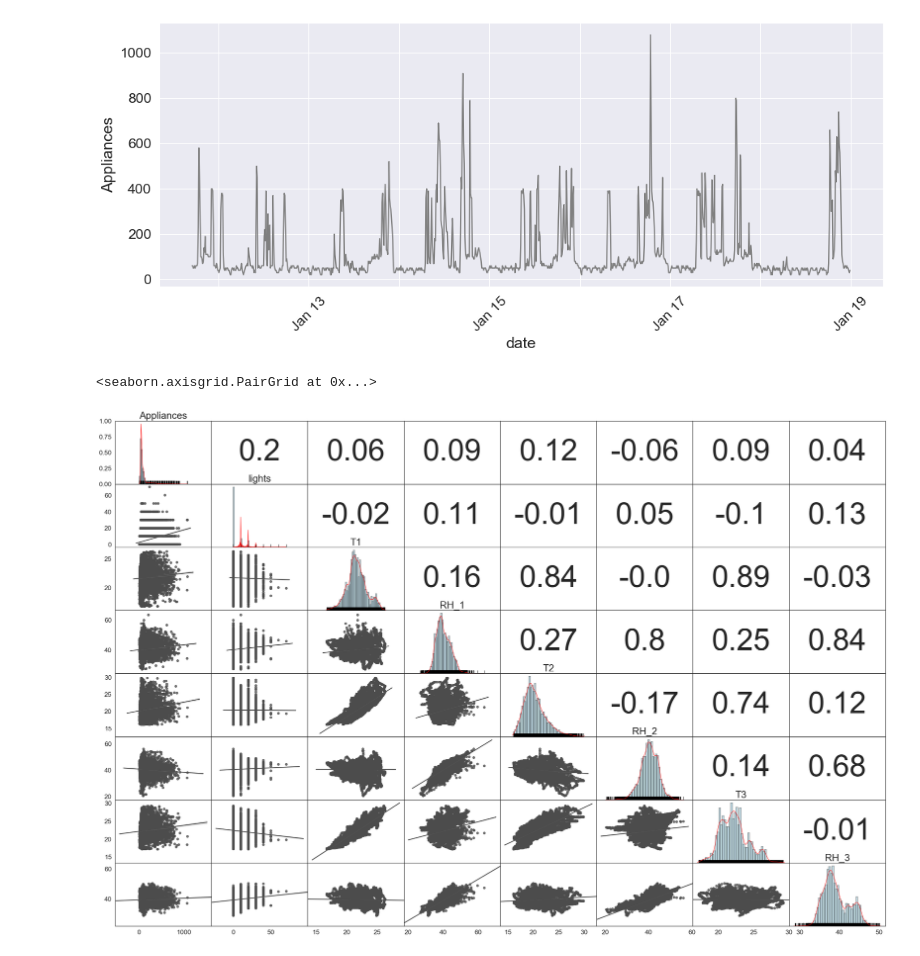
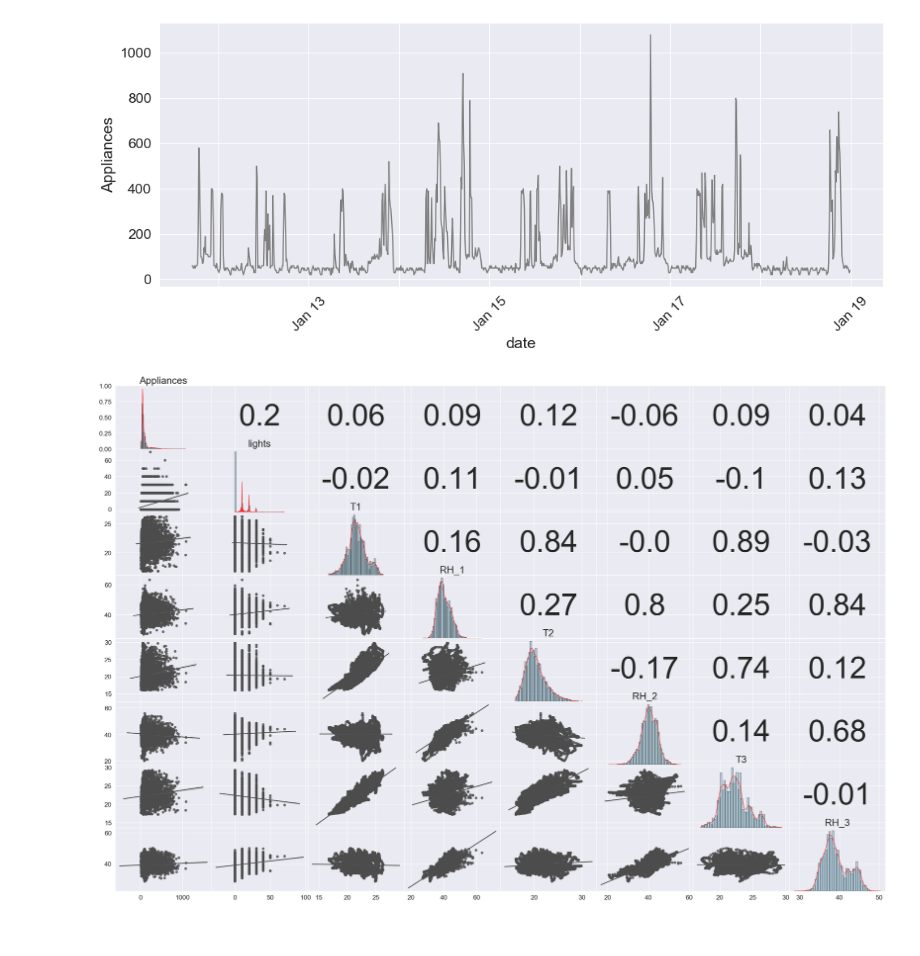
Before and after one commit to BinaryPogs/COMP257Portfolio, a Jupyter notebook: Portfolio 2 2nd Draft.ipynb, the cells around one changed output. Drawn from its saved outputs; the diff is of its cells as text; code cells hidden in the pictures.

```diff
--- a/Portfolio 2 2nd Draft.ipynb
+++ b/Portfolio 2 2nd Draft.ipynb
@@ -114,37 +114,59 @@ None
 # %% [output]
 [figure]
 # %%
-sns.set(rc={'figure.figsize':(12,8.2)},style='white', font_scale=1.6)
+sns.set_context(rc={"axes.labelsize":22})
+#sns.set(rc={'figure.figsize':(12,8.2)},style='white', font_scale=1.6)
 var = df[['Appliances', 'lights','T1','RH_1','T2','RH_2','T3','RH_3']]
+g = sns.PairGrid(var, aspect=1.5, diag_sharey=False, despine=False)
+
+#Create the correlation text boxes
 def corr(*args, **kwargs):
     corr_r = args[0].corr(args[1], 'pearson')
     corr_text = round(corr_r, 2)
     ax = plt.gca()
     ax.annotate(corr_text, [.5, .5,],  xycoords="axes fraction",
                 ha='center', va='center', fontsize=80)
 
 
-g = sns.PairGrid(var, aspect=1.5, diag_sharey=False, despine=False)
-g.map_diag(sns.distplot, color='skyblue',
-           kde_kws={'color': 'red', 'cut': 0.7, 'lw': 1},
-           hist_kws={'histtype': 'bar', 'lw': 2,
-                     'edgecolor': 'k', 'facecolor':'skyblue'})
-g.map_diag(sns.rugplot, color='black')
-g.map_lower(sns.regplot, color='.3')
-g.map_upper(corr)
+#Create and plot the diagonal distplots
+def createDiag(*args):
+    args[0].map_diag(sns.distplot, color='skyblue',
+               kde_kws={'color': 'red', 'cut': 0.7, 'lw': 1},
+               hist_kws={'histtype': 'bar', 'lw': 2,
+                         'edgecolor': 'k', 'facecolor':'skyblue'})
+#Create and plot the lower regplots
+def plotLower(*args):
+    args[0].map_lower(sns.regplot, data=var,color='.3')
+
+#Plot the correlation text boxes in the top right side
+def plotUpper(*args):
+    args[0].map_upper(corr)
+
+#remove axis labels
+def removeLabels(*args):
+    for ax in args[0].axes.flatten():
+        ax.set_ylabel('')
+        ax.set_xlabel('')
+
+#Add titles to the diagonal axes/subplots
+def labelDiag(*args):
+    for ax, col in zip(np.diag(args[0].axes), args[1].columns):
+        ax.set_title(col, y=0.82, fontsize=26)
+
+def createPairPlot():
+    plotLower(g)
+    plotUpper(g)
+    createDiag(g)
+    labelDiag(g,var)
+    removeLabels(g)
+    g.fig.subplots_adjust(wspace=0,hspace=0)
+#g.map_lower(sns.regplot, color='.3')
+
 #g.map_upper(corrfunc)
-g.fig.subplots_adjust(wspace=0, hspace=0)
-#Add titles to the diagonal axes/subplots
-for ax, col in zip(np.diag(g.axes), var.columns):
-    ax.set_title(col, y=0.82, fontsize=26)
-#remove axis labels
-for ax in g.axes.flatten():
-    ax.set_ylabel('')
-    ax.set_xlabel('')
-g
+
+createPairPlot()
 # %% [output]
-<seaborn.axisgrid.PairGrid at 0x...>
-[figure, old version]
+[figure, new version]
 # %%
 fig,(ax1,ax2) = plt.subplots(ncols=1,nrows=2,figsize=(16,8))
 plt.style.use('classic')
```
Also changed, not shown: parts of 14 cells of this notebook, 1 other file.
